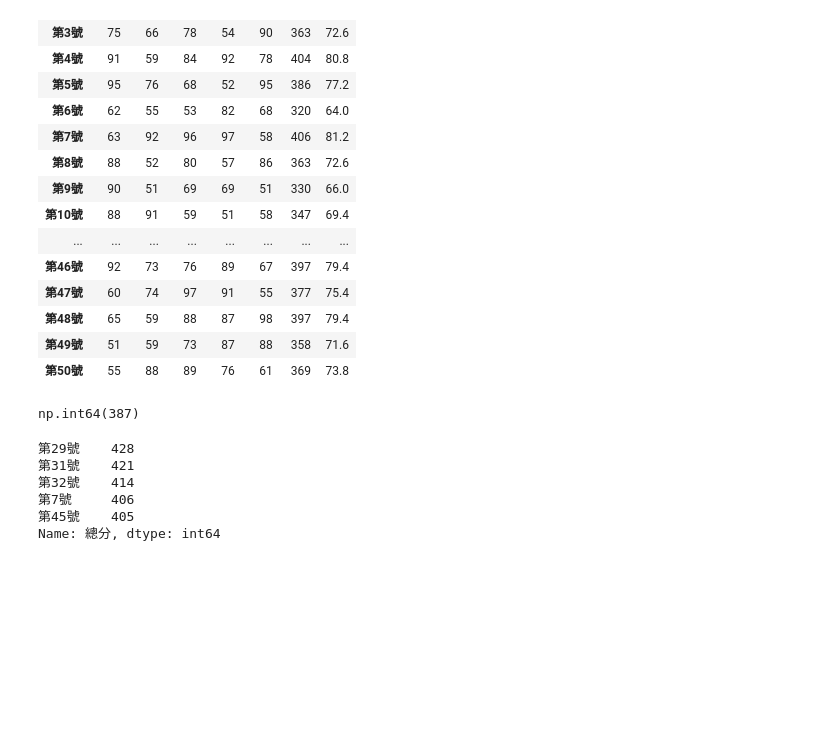
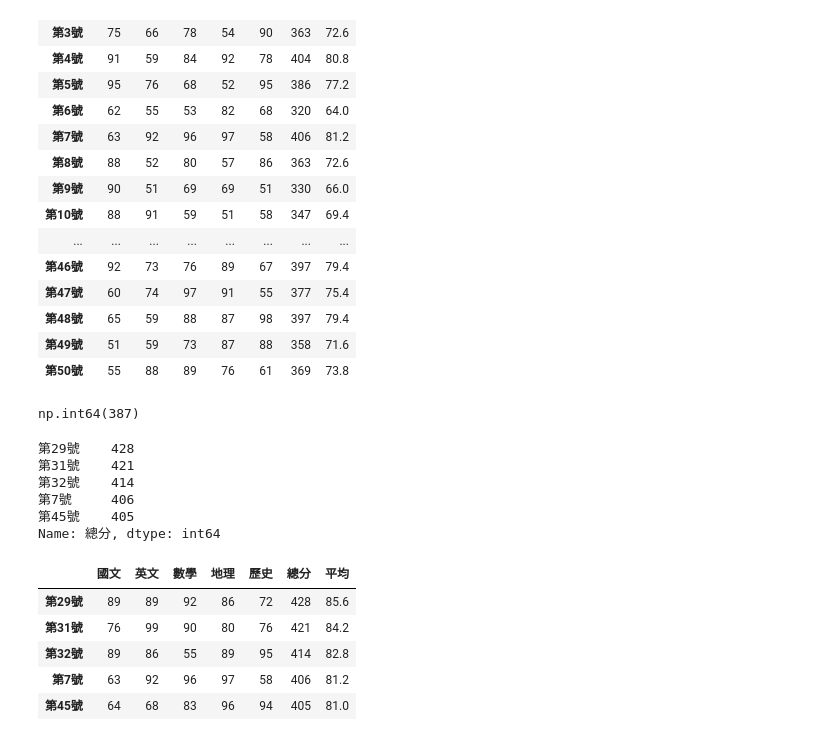
Before and after one commit to charlywang11/2024_05_05_sunday, a Jupyter notebook: lesson17/lesson17_1.ipynb, the cells around one changed output. Cells and saved outputs as stored; diff of their text form; code cells hidden in the pictures; blank space fills up the shorter version.

```diff
--- a/lesson17/lesson17_1.ipynb
+++ b/lesson17/lesson17_1.ipynb
@@ -109,3 +109,14 @@ sorted_s[:5]
 第7號     406
 第45號    405
 Name: 總分, dtype: int64
+# %%
+#DataFrame sorted
+sorted_df = stu.sort_values(by='總分',ascending=False)
+sorted_df[:5]
+# %% [output]
+|  | 國文 | 英文 | 數學 | 地理 | 歷史 | 總分 | 平均 |
+| 第29號 | 89 | 89 | 92 | 86 | 72 | 428 | 85.6 |
+| 第31號 | 76 | 99 | 90 | 80 | 76 | 421 | 84.2 |
+| 第32號 | 89 | 86 | 55 | 89 | 95 | 414 | 82.8 |
+| 第7號 | 63 | 92 | 96 | 97 | 58 | 406 | 81.2 |
+| 第45號 | 64 | 68 | 83 | 96 | 94 | 405 | 81.0 |
```
Also changed, not shown: parts of 3 cells of this notebook, 1 other file.
